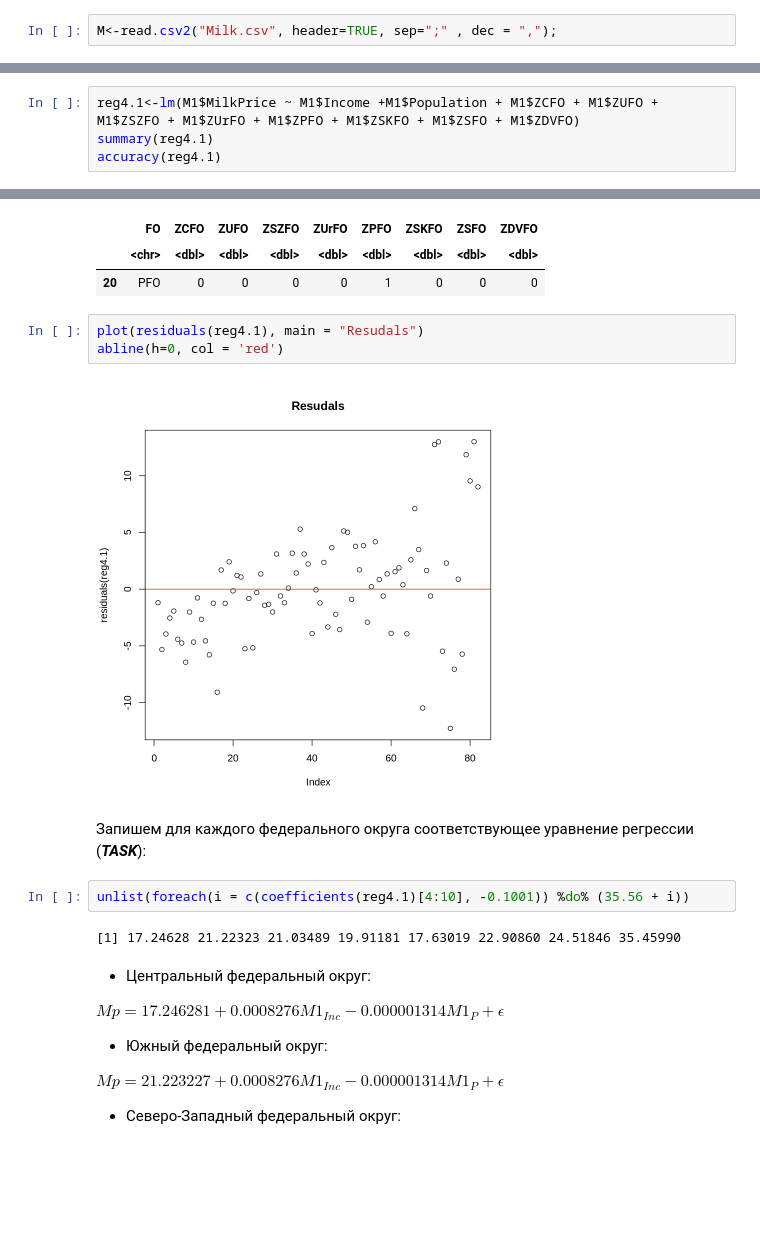
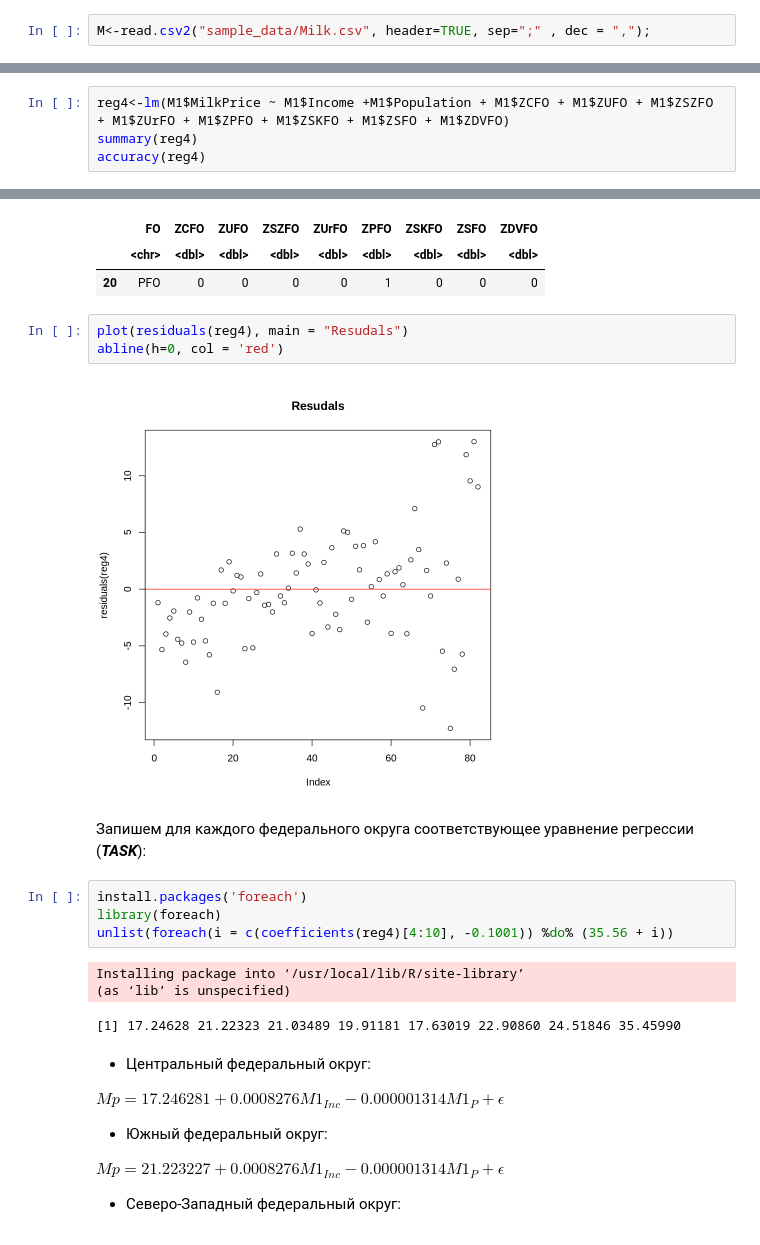
Before and after one commit to evershin104/ecomometrics, a Jupyter notebook: lab5.ipynb, the cells around one changed output, grey strips where cells are left out. Saved outputs shown, nothing was run; the diff lists cells and outputs as text; blank space fills up the shorter version.

```diff
--- a/lab5.ipynb
+++ b/lab5.ipynb
@@ -1,2 +1,2 @@
 # %%
-M<-read.csv2("Milk.csv", header=TRUE, sep=";" , dec = ",");
+M<-read.csv2("sample_data/Milk.csv", header=TRUE, sep=";" , dec = ",");
@@ -265,9 +299,9 @@ A data.frame: 82 × 13
 Среднедушевых доходов и Численности населения с учетом фиктивных
 переменных.
 # %%
-reg4.1<-lm(M1$MilkPrice ~ M1$Income +M1$Population + M1$ZCFO + M1$ZUFO + M1$ZSZFO + M1$ZUrFO + M1$ZPFO + M1$ZSKFO + M1$ZSFO + M1$ZDVFO)
-summary(reg4.1)
-accuracy(reg4.1)
+reg4<-lm(M1$MilkPrice ~ M1$Income +M1$Population + M1$ZCFO + M1$ZUFO + M1$ZSZFO + M1$ZUrFO + M1$ZPFO + M1$ZSKFO + M1$ZSFO + M1$ZDVFO)
+summary(reg4)
+accuracy(reg4)
 # %% [output]
 Call:
 lm(formula = M1$MilkPrice ~ M1$Income + M1$Population + M1$ZCFO +
@@ -328,16 +362,20 @@ A data.frame: 1 × 9
 |  | <chr> | <dbl> | <dbl> | <dbl> | <dbl> | <dbl> | <dbl> | <dbl> | <dbl> |
 | 20 | PFO | 0 | 0 | 0 | 0 | 1 | 0 | 0 | 0 |
 # %%
-plot(residuals(reg4.1), main = "Resudals")
+plot(residuals(reg4), main = "Resudals")
 abline(h=0, col = 'red')
 # %% [output]
-[figure, old version]
+[figure, new version]
 # %% [markdown]
 Запишем для каждого федерального округа соответствующее уравнение регрессии (***TASK***):
 # %%
-unlist(foreach(i = c(coefficients(reg4.1)[4:10], -0.1001)) %do% (35.56 + i))
+install.packages('foreach')
+library(foreach)
+unlist(foreach(i = c(coefficients(reg4)[4:10], -0.1001)) %do% (35.56 + i))
 # %% [output]
-[1] 17.24628 21.22323 21.03489 19.91181 17.63019 22.90860 24.51846 35.45990
+Installing package into ‘/usr/local/lib/R/site-library’
+(as ‘lib’ is unspecified)
+[1] 17.24628 21.22323 21.03489 19.91181 17.63019 22.90860 24.51846 35.45990
 # %% [markdown]
 
 
```
Also changed, not shown: parts of 24 cells of this notebook.
